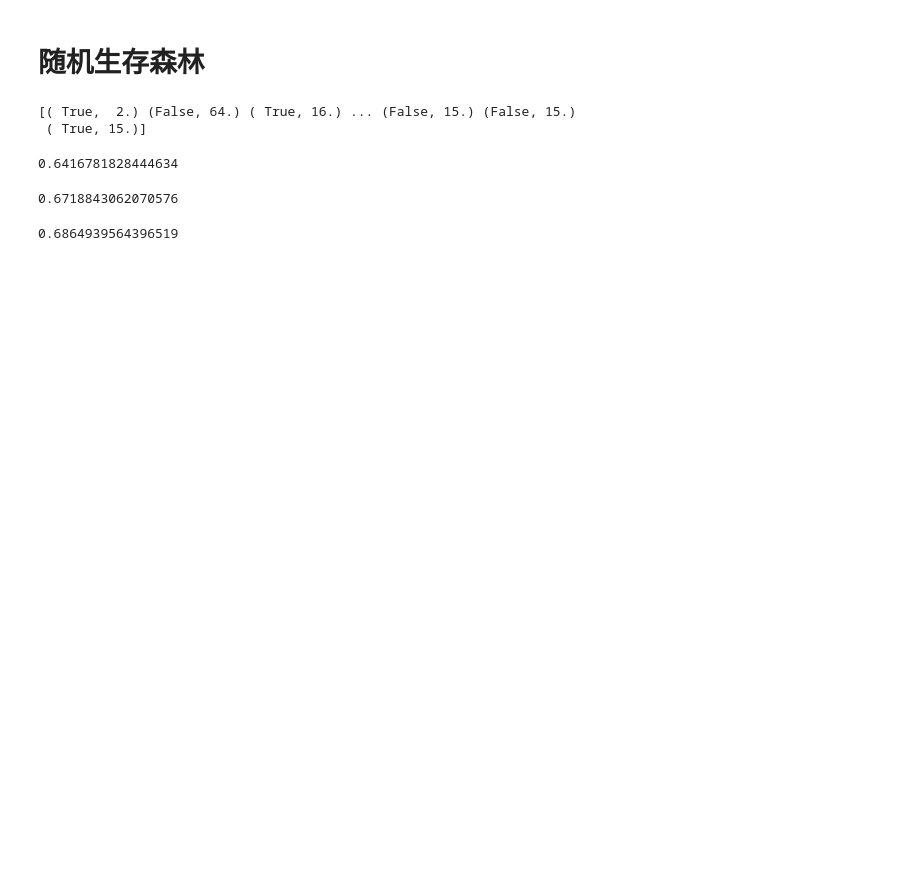
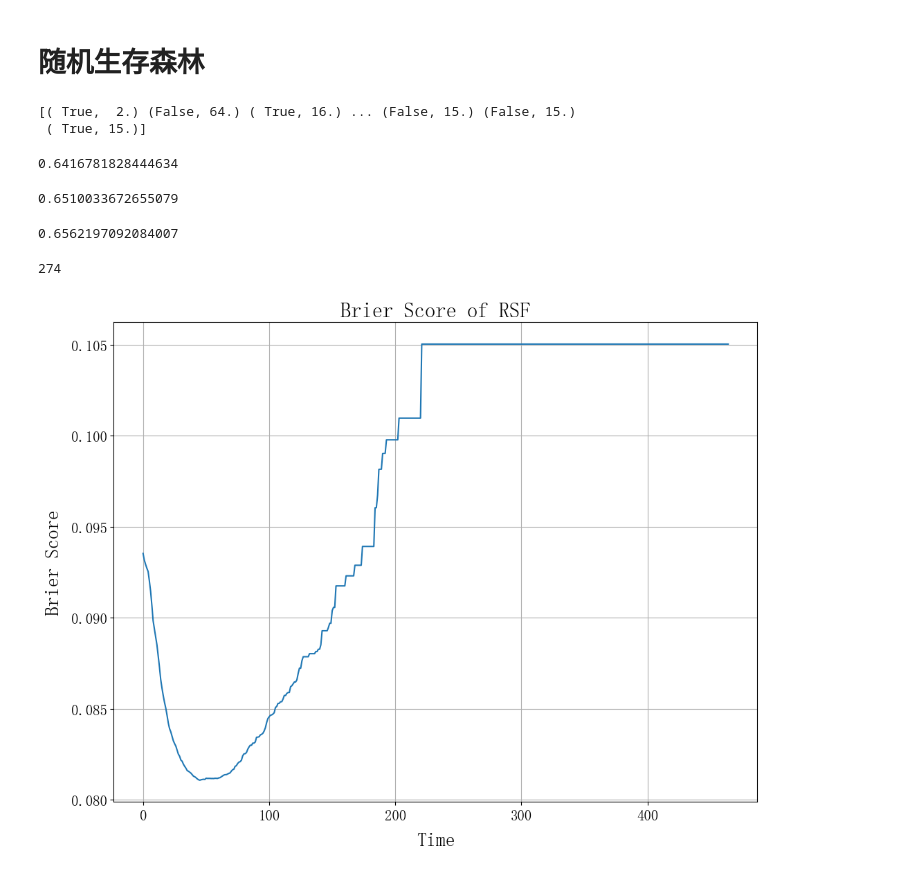
Before and after one commit to ssssszj/Tumor_prediction, a Jupyter notebook: cmpmodel.ipynb, the cells around one changed output. Saved outputs shown, nothing was run; the diff lists cells and outputs as text; code cells hidden in the pictures; blank space fills up the shorter version.

```diff
--- a/cmpmodel.ipynb
+++ b/cmpmodel.ipynb
@@ -429,26 +430,49 @@ print(tmp)
 [( True,  2.) (False, 64.) ( True, 16.) ... (False, 15.) (False, 15.)
  ( True, 15.)]
 # %%
-data_x,data_y = get_x_y(dataframe,attr_labels=['event','time'],pos_label=1,survival=True)
-# data_y = np.array(data_y)
-X_train,X_test,y_train,y_test = train_test_split(data_x,data_y,test_size=0.2,random_state=42)
+# data_x,data_y = get_x_y(dataframe,attr_labels=['event','time'],pos_label=1,survival=True)
+X_train,y_train = get_x_y(train_set,attr_labels=['event','time'],pos_label=1,survival=True)
+X_test,y_test = get_x_y(test_set,attr_labels=['event','time'],pos_label=1,survival=True)
+# X_train,X_test,y_train,y_test = train_test_split(data_x,data_y,test_size=0.2,random_state=42)
 # %%
-gbc = GradientBoostingSurvivalAnalysis(n_estimators=100,learning_rate=0.01,max_depth=3)
-gbc.fit(X_train,y_train)
-gbc.score(X_test,y_test)
+# gbc = GradientBoostingSurvivalAnalysis(n_estimators=100,learning_rate=0.01,max_depth=3)
+# gbc.fit(X_train,y_train)
+# gbc.score(X_test,y_test)
 # %% [output]
 0.6416781828444634
 # %%
 rsf = RandomSurvivalForest(
-    n_estimators=1000,max_depth=9,min_samples_split=15, min_samples_leaf=8, n_jobs=-1, random_state=42
+    n_estimators=150,max_depth=5,min_samples_split=27, min_samples_leaf=14, n_jobs=-1, random_state=42
 )
 rsf.fit(X_train, y_train)
 rsf.score(X_test, y_test)
 # %% [output]
-0.6718843062070576
+0.6510033672655079
 # %%
-est = ExtraSurvivalTrees(n_estimators=1000,max_depth=7,min_samples_split=20, min_samples_leaf=10, random_state=42)
-est.fit(X_train, y_train)
-est.score(X_test, y_test)
+# est = ExtraSurvivalTrees(n_estimators=1000,max_depth=7,min_samples_split=20, min_samples_leaf=10, random_state=42)
+# est.fit(X_train, y_train)
+# est.score(X_test, y_test)
 # %% [output]
-0.6864939564396519
+0.6562197092084007
+# %%
+rsf_prob = rsf.predict_survival_function(X_test,return_array=True)
+print(rsf_prob.shape[1])
+# %% [output]
+274
+# %%
+loss_dict = {}
+time_points = certain_prob.index
+for i in range(rsf_prob.shape[1]):
+    brier_score = brier_score_loss(test_set['event'],1-rsf_prob[:,i],pos_label=1)
+    loss_dict[time_points[i]] = [brier_score]
+
+loss_df = pd.DataFrame(loss_dict).T
+fig,ax = plt.subplots(figsize=(12,9))
+ax.plot(loss_df.index,loss_df)
+ax.set_xlabel('Time',fontsize=20,labelpad=10)
+ax.set_ylabel('Brier Score',fontsize=20,labelpad=10)
+ax.set_title('Brier Score of RSF',fontsize=22)
+ax.tick_params(axis='both',labelsize=15)
+ax.grid()
+# %% [output]
+[figure, added]
```
Also changed, not shown: parts of 6 cells of this notebook.
